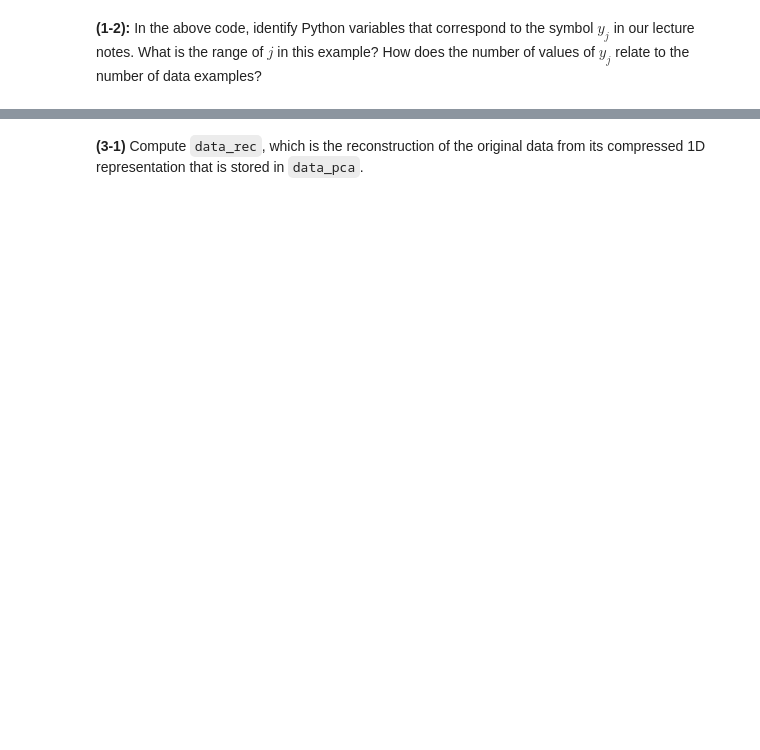
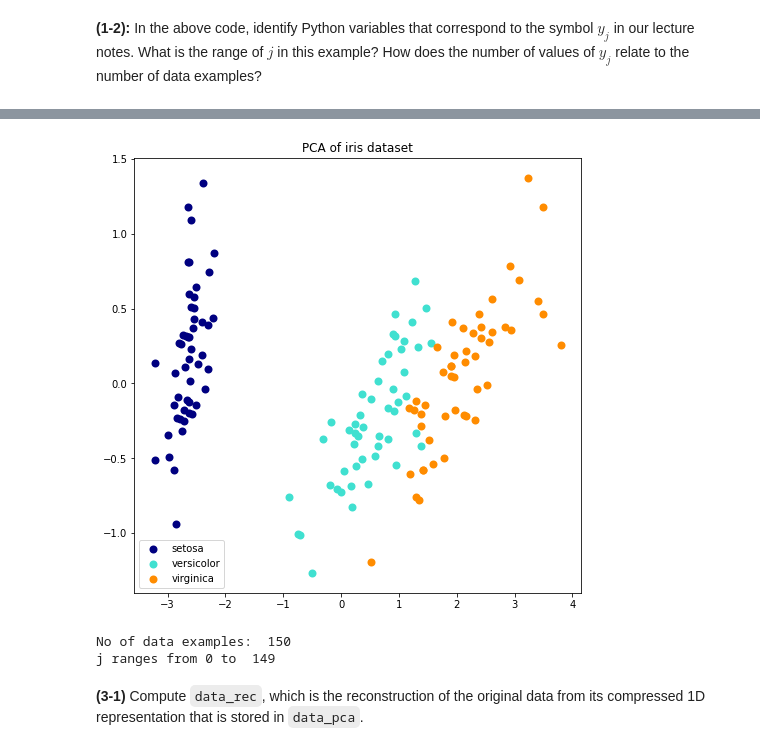
Before and after one commit to GayathriKumar96/MSC-AI, a Jupyter notebook: CNN Simulations/CNN 2/Assessment2.ipynb, the cells around one changed output, grey strips where cells are left out. Cells and saved outputs as stored; diff of their text form; code cells hidden in the pictures; blank space fills up the shorter version.

```diff
--- a/CNN Simulations/CNN 2/Assessment2.ipynb
+++ b/CNN Simulations/CNN 2/Assessment2.ipynb
@@ -271,0 +258,19 @@ plt.show()
+# %%
+# the number of principal components
+n_components = 2
+
+pca = PCA(n_components=n_components)
+# %%
+# We fit the model and then transform the data.
+
+# Fit the model to the data; this is where PCA will do what Hebbian learning does to compute one principal component
+pca.fit(X)
+
+# print the principal components
+print(pca.components_)
+
+# we can now transform the data and project it to 2 dimensions.
+X_pca = pca.transform(X)
+
+print(X_pca[:5,:])
+print(X[:5,:])
@@ -272,2 +290,30 @@ plt.show()
+# %%
+colors = ['navy', 'turquoise', 'darkorange']
+title = "PCA"
+
+plt.figure(figsize=(8, 8))
+for color, i, target_name in zip(colors, [0, 1, 2], iris.target_names):
+    # note that y are targets defined above
+    plt.scatter(X_pca[y == i, 0], X_pca[y == i, 1],
+                    color=color, lw=2, label=target_name)
+
+plt.title(title + " of iris dataset")
+plt.legend(loc="best", shadow=False, scatterpoints=1)
+
+plt.show()
+# %% [output]
+[figure, added]
+# %%
+"""The variable y is an array that holds the class labels for each sample in the Iris dataset.
+Range of j is from 0 to 149 (0 to n-1, where n is number of total examples here it is 150).
+The class labels are integers representing different classes (0, 1, and 2) corresponding to the Iris species.
+"""
+
+n=len(y)
+print("No of data examples: ",n)
+print("j ranges from 0 to ",n-1)
+# %% [output]
+No of data examples:  150
+j ranges from 0 to  149
 # %% [markdown]
 **(3-1)** Compute `data_rec`, which is the reconstruction of the original data from its compressed 1D representation that is stored in `data_pca`.
```
Also changed, not shown: parts of 10 cells of this notebook, 1 other file.
